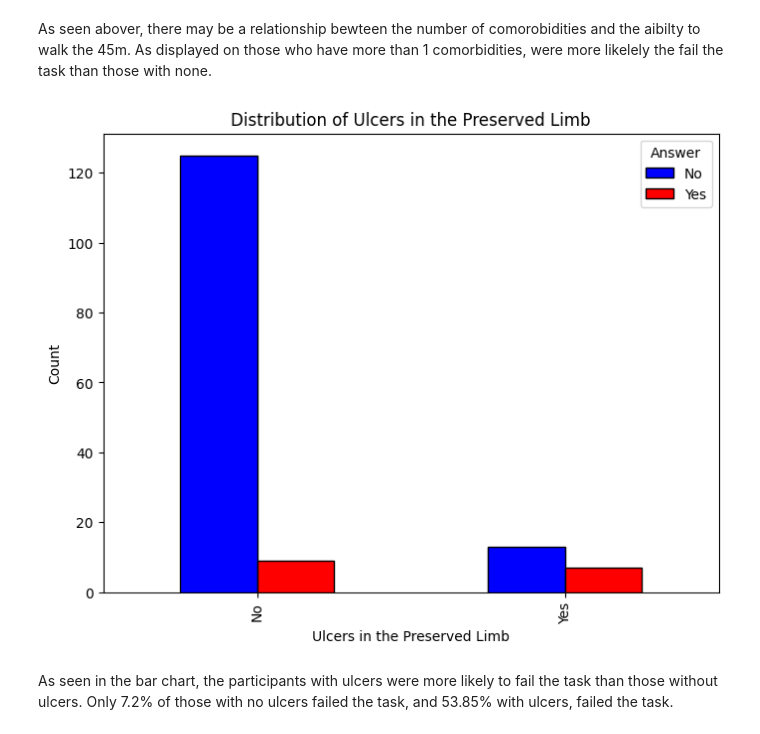
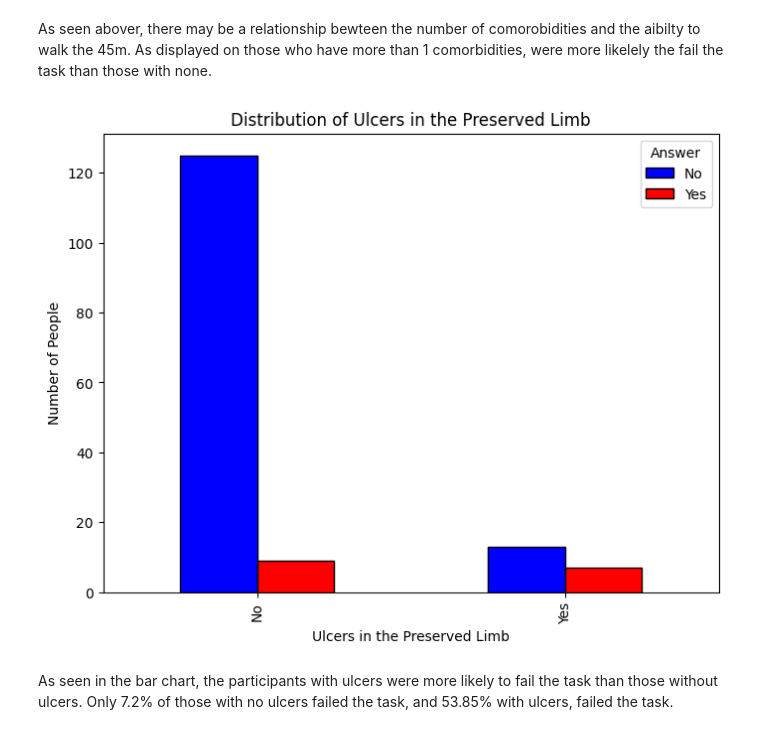
Before and after one commit to Elenakelleher/Analysing-Data-, a Jupyter notebook: Relationships_of_variables.ipynb, the cells around one changed output. Saved outputs shown, nothing was run; the diff lists cells and outputs as text; code cells hidden in the pictures.

```diff
--- a/Relationships_of_variables.ipynb
+++ b/Relationships_of_variables.ipynb
@@ -161,29 +161,29 @@ plt.show()
 # %% [markdown]
 As seen abover, there may be a relationship bewteen the number of comorobidities and the aibilty to walk the 45m. As displayed on those who have more than 1 comorbidities, were more likelely the fail the task than those with none.
 # %%
-import pandas as pd
-import matplotlib.pyplot as plt
+import pandas as pd #import pandas
+import matplotlib.pyplot as plt #import matplotlib
 
-# Create a DataFrame from your provided data
-data = {
+
+data = { #creating data frame from provided data
     'Ulcers in the Preserved Limb': ['No', 'Yes'],
     'No': [125, 13],
     'Yes': [9, 7]
 }
 
 df = pd.DataFrame(data)
 
 # Create a grouped bar chart
 fig, ax = plt.subplots(figsize=(8, 6))
 df.set_index('Ulcers in the Preserved Limb').plot(kind='bar', ax=ax, color=['blue', 'red'], edgecolor='black')
-plt.title('Distribution of Ulcers in the Preserved Limb')
-plt.xlabel('Ulcers in the Preserved Limb')
-plt.ylabel('Count')
+plt.title('Distribution of Ulcers in the Preserved Limb') #setting title to 'Distribution of Ulcers in the preserved limb'
+plt.xlabel('Ulcers in the Preserved Limb') #Setting x label to 'Ulcers in the preserved limb'
+plt.ylabel('Number of People')
 plt.legend(title='Answer', loc='upper right')
 
-plt.show()
+plt.show() #Display bar chart
 # %% [output]
-[figure, old version]
+[figure, new version]
 # %% [markdown]
 As seen in the bar chart, the participants with ulcers were more likely to fail the task than those without ulcers. Only 7.2% of those with no ulcers failed the task, and 53.85% with ulcers, failed the task.
 # %%
```
Also changed, not shown: parts of 6 cells of this notebook.
